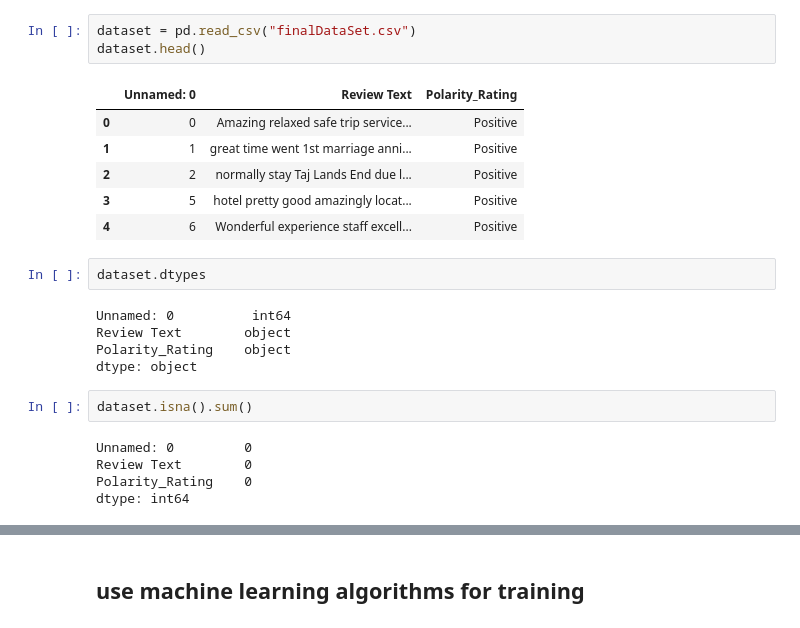
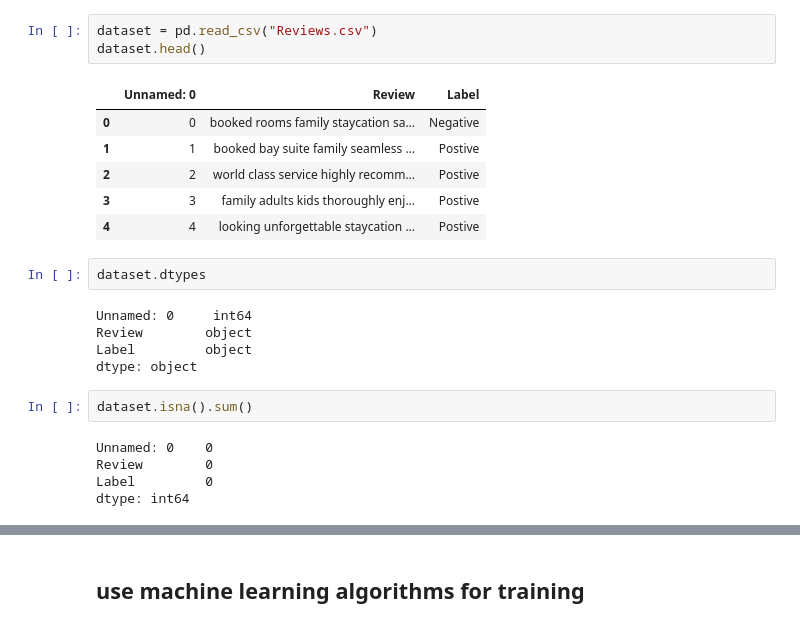
Before and after one commit to Harish-Soni1/Sentiment_Analysis, a Jupyter notebook: Model_Building.ipynb, the cells around one changed output, grey strips where cells are left out. Drawn from its saved outputs; the diff is of its cells as text.

```diff
--- a/Model_Building.ipynb
+++ b/Model_Building.ipynb
@@ -37,26 +14,26 @@ True
 # %%
-dataset = pd.read_csv("finalDataSet.csv")
+dataset = pd.read_csv("Reviews.csv")
 dataset.head()
 # %% [output]
-|  | Unnamed: 0 | Review Text | Polarity_Rating |
-| 0 | 0 | Amazing relaxed safe trip service... | Positive |
-| 1 | 1 | great time went 1st marriage anni... | Positive |
-| 2 | 2 | normally stay Taj Lands End due l... | Positive |
-| 3 | 5 | hotel pretty good amazingly locat... | Positive |
-| 4 | 6 | Wonderful experience staff excell... | Positive |
+|  | Unnamed: 0 | Review | Label |
+| 0 | 0 | booked rooms family staycation sa... | Negative |
+| 1 | 1 | booked bay suite family seamless ... | Postive |
+| 2 | 2 | world class service highly recomm... | Postive |
+| 3 | 3 | family adults kids thoroughly enj... | Postive |
+| 4 | 4 | looking unforgettable staycation ... | Postive |
 # %%
 dataset.dtypes
 # %% [output]
-Unnamed: 0          int64
-Review Text        object
-Polarity_Rating    object
+Unnamed: 0     int64
+Review        object
+Label         object
 dtype: object
 # %%
 dataset.isna().sum()
 # %% [output]
-Unnamed: 0         0
-Review Text        0
-Polarity_Rating    0
+Unnamed: 0    0
+Review        0
+Label         0
 dtype: int64
 # %%
 dataset.drop(['Unnamed: 0'], axis=1, inplace=True)
```
Also changed, not shown: parts of 78 cells of this notebook, 12 other files.
